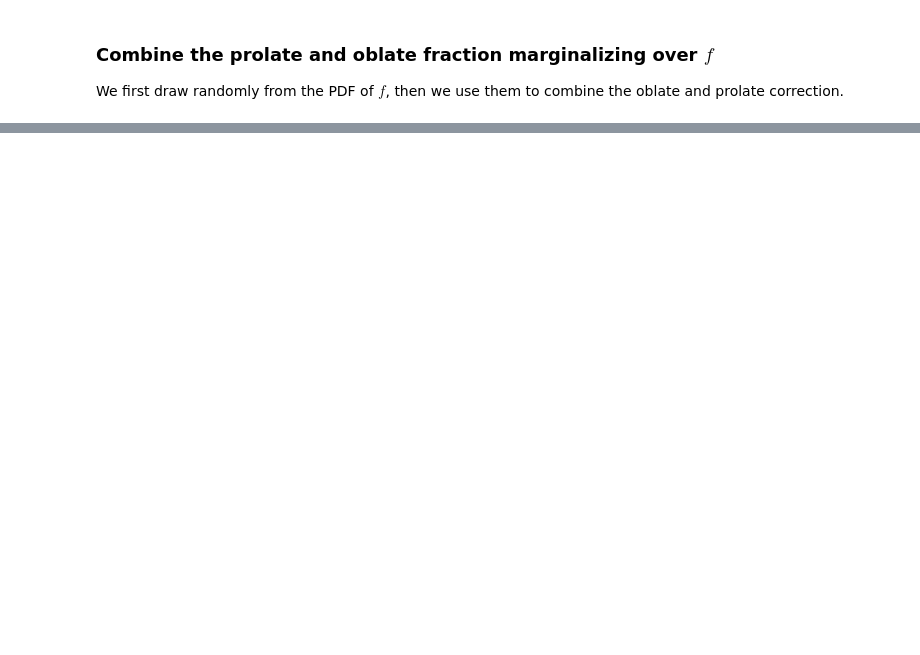
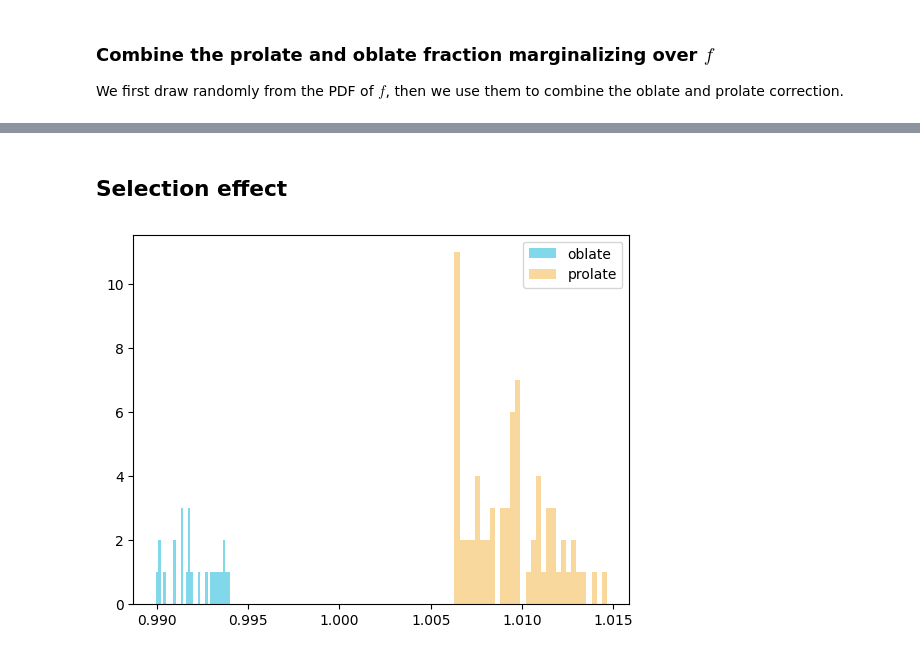
Before and after one commit to huangxy256/deproject_notebook, a Jupyter notebook: fig8-fig9-compare_sph_axi_jam/correction.ipynb, the cells around one changed output, grey strips where cells are left out. Saved outputs shown, nothing was run; the diff lists cells and outputs as text; code cells hidden in the pictures; blank space fills up the shorter version.

```diff
--- a/fig8-fig9-compare_sph_axi_jam/correction.ipynb
+++ b/fig8-fig9-compare_sph_axi_jam/correction.ipynb
@@ -228,0 +226,18 @@ plt.show()
+# %% [markdown]
+## Selection effect
+# %%
+sigma_mask_oblate = data_oblate[0] > 170
+data_oblate_masked = data_oblate[:, sigma_mask_oblate]
+
+sigma_mask_prolate = data_prolate[0] > 170
+data_prolate_masked = data_prolate[:, sigma_mask_prolate]
+# %%
+correction_oblate_masked = correction_cond_q_proj(qobs, data_oblate_masked[0]/data_oblate_masked[1], data_oblate_masked[-1], bins_qobs= 50, plot = False)
+correction_prolate_masked = correction_cond_q_proj(qobs, data_prolate_masked[0]/data_prolate_masked[1], data_prolate_masked[-1], bins_qobs= 50, plot = False)
+
+plt.hist(correction_oblate_masked, bins = 30, alpha = 0.5, label = 'oblate')
+plt.hist(correction_prolate_masked, bins = 30, alpha = 0.5, label = 'prolate')
+plt.legend()
+plt.show()
+# %% [output]
+[figure, added]
```
Also changed, not shown: parts of 5 cells of this notebook.
